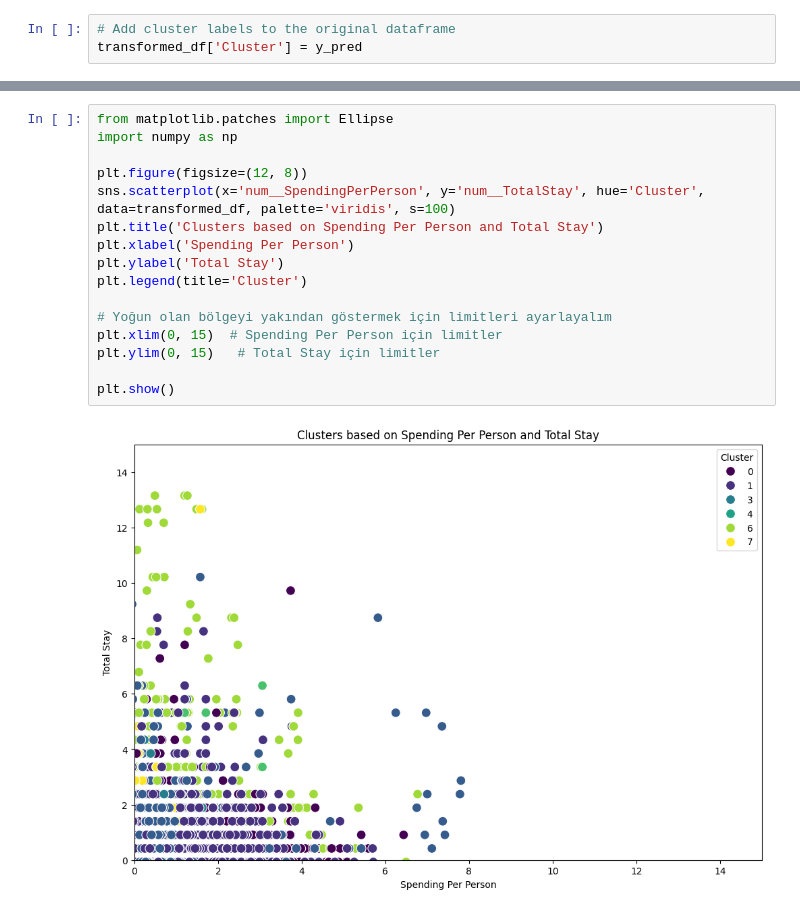
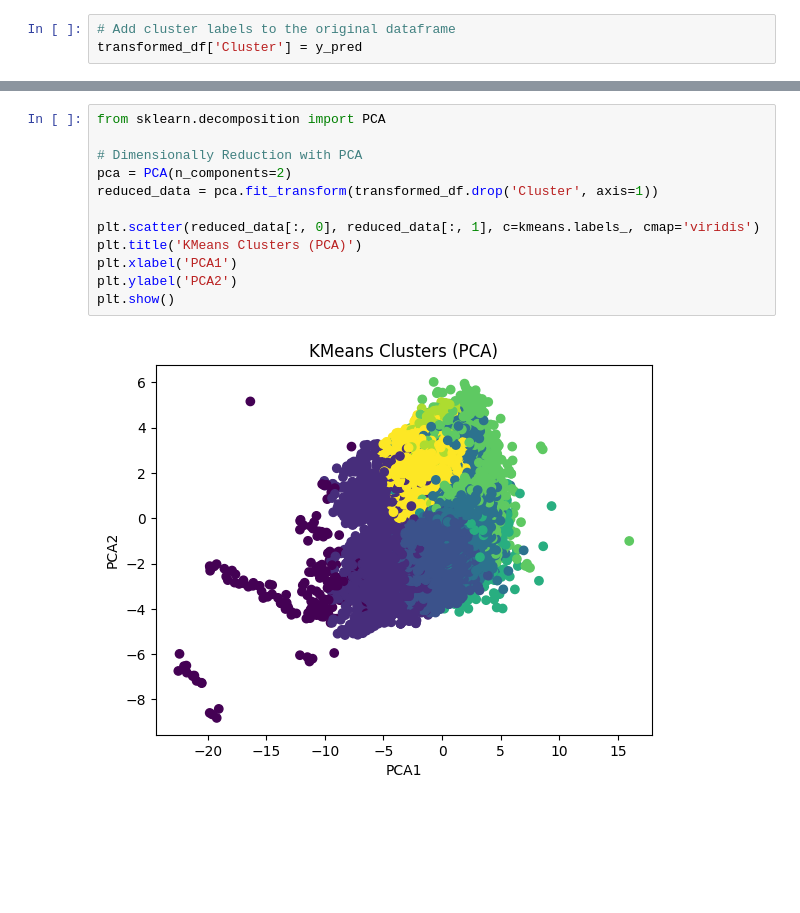
Before and after one commit to enescatagan/HotelDemandAI, a Jupyter notebook: notebooks/prep/app1_cust_seg_ml1_kmeans.ipynb, the cells around one changed output, grey strips where cells are left out. Drawn from its saved outputs; the diff is of its cells as text; blank space fills up the shorter version.

```diff
--- a/notebooks/prep/app1_cust_seg_ml1_kmeans.ipynb
+++ b/notebooks/prep/app1_cust_seg_ml1_kmeans.ipynb
@@ -103,18 +109,14 @@ plt.show()
-# %%
-from matplotlib.patches import Ellipse
-import numpy as np
-
-plt.figure(figsize=(12, 8))
-sns.scatterplot(x='num__SpendingPerPerson', y='num__TotalStay', hue='Cluster', data=transformed_df, palette='viridis', s=100)
-plt.title('Clusters based on Spending Per Person and Total Stay')
-plt.xlabel('Spending Per Person')
-plt.ylabel('Total Stay')
-plt.legend(title='Cluster')
-
-# Yoğun olan bölgeyi yakından göstermek için limitleri ayarlayalım
-plt.xlim(0, 15)  # Spending Per Person için limitler
-plt.ylim(0, 15)   # Total Stay için limitler
-
-plt.show()
-# %% [output]
-[figure, removed]
+# %%
+from sklearn.decomposition import PCA
+
+# Dimensionally Reduction with PCA
+pca = PCA(n_components=2)
+reduced_data = pca.fit_transform(transformed_df.drop('Cluster', axis=1))
+
+plt.scatter(reduced_data[:, 0], reduced_data[:, 1], c=kmeans.labels_, cmap='viridis')
+plt.title('KMeans Clusters (PCA)')
+plt.xlabel('PCA1')
+plt.ylabel('PCA2')
+plt.show()
+# %% [output]
+[figure, added]
```
Also changed, not shown: parts of 22 cells of this notebook.
